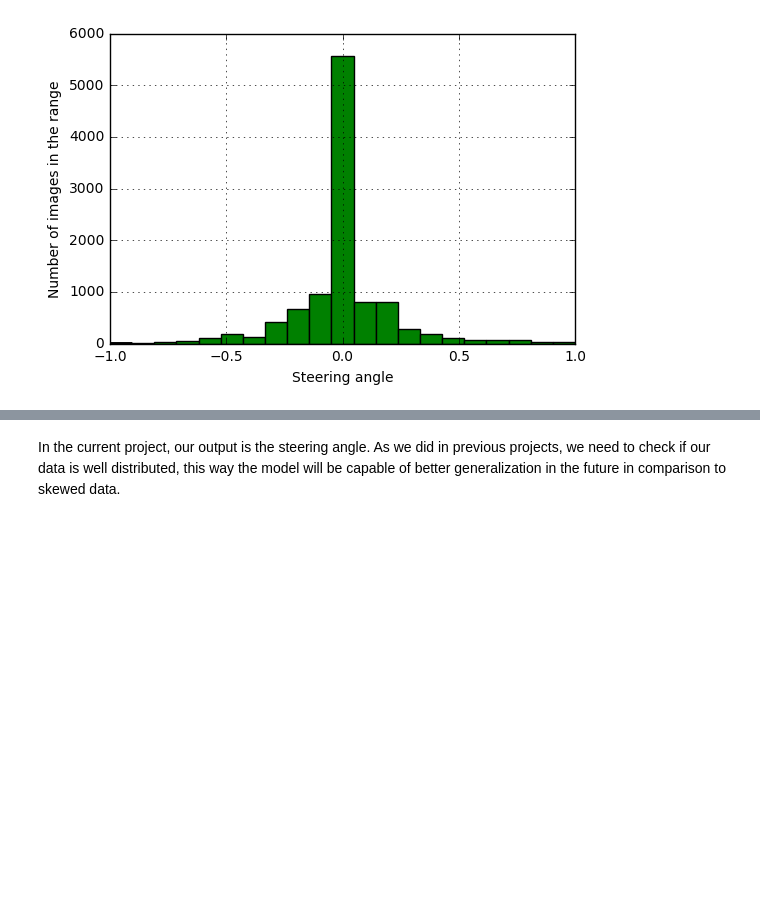
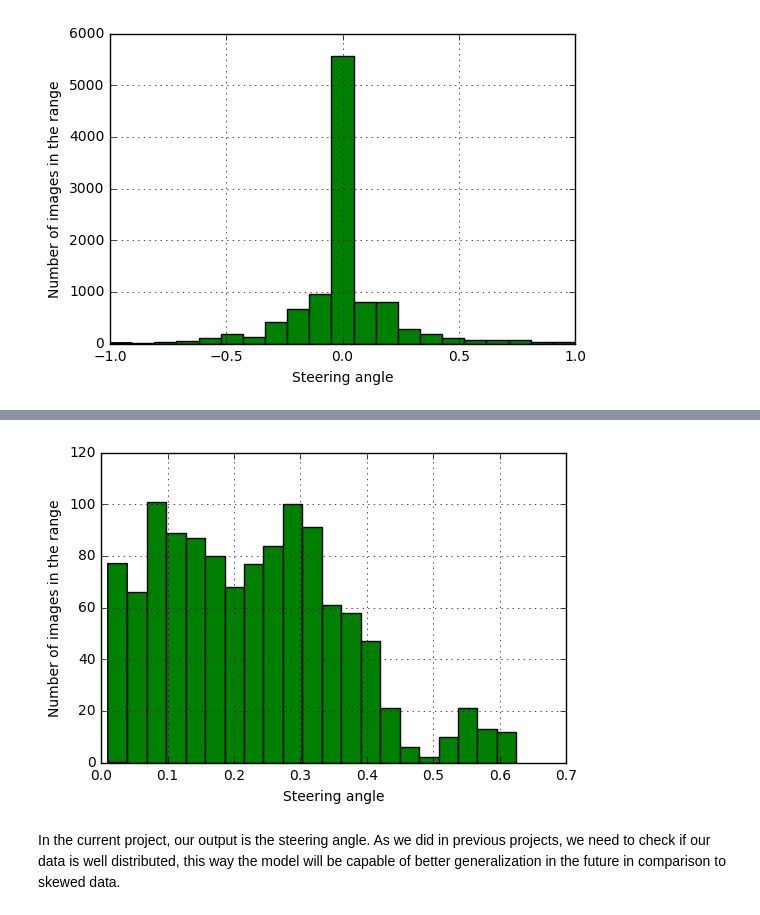
Before and after one commit to yhoazk/CarND-Behavioral-Cloning-P3, a Jupyter notebook: ExploreAndPreprocessData.ipynb, the cells around one changed output, grey strips where cells are left out. Saved outputs shown, nothing was run; the diff lists cells and outputs as text; code cells hidden in the pictures; blank space fills up the shorter version.

```diff
--- a/ExploreAndPreprocessData.ipynb
+++ b/ExploreAndPreprocessData.ipynb
@@ -234,3 +240,13 @@ n_rgt, bins_rgt = analyze_dataset(y_rgt)
+# %%
+X_rgt,y_rgt = get_dataset(RIGHT_REC_IMG, RIGHT_REC_CSV )
+# Make all the samples more to the right
+for n,y in enumerate(y_rgt):
+    y_rgt[n] = abs(y) + (random.randint(1, 10) / 100)
+
+
+n_rgt, bins_rgt = analyze_dataset(y_rgt)
+# %% [output]
+[figure, added]
 # %% [markdown]
 In the current project, our output is the steering angle. As we did in previous projects, we need to check if our data is well distributed, this way the model will be capable of better generalization in the future in comparison to skewed data.
 # %% [markdown]
```
Also changed, not shown: parts of 17 cells of this notebook, 3 other files.
